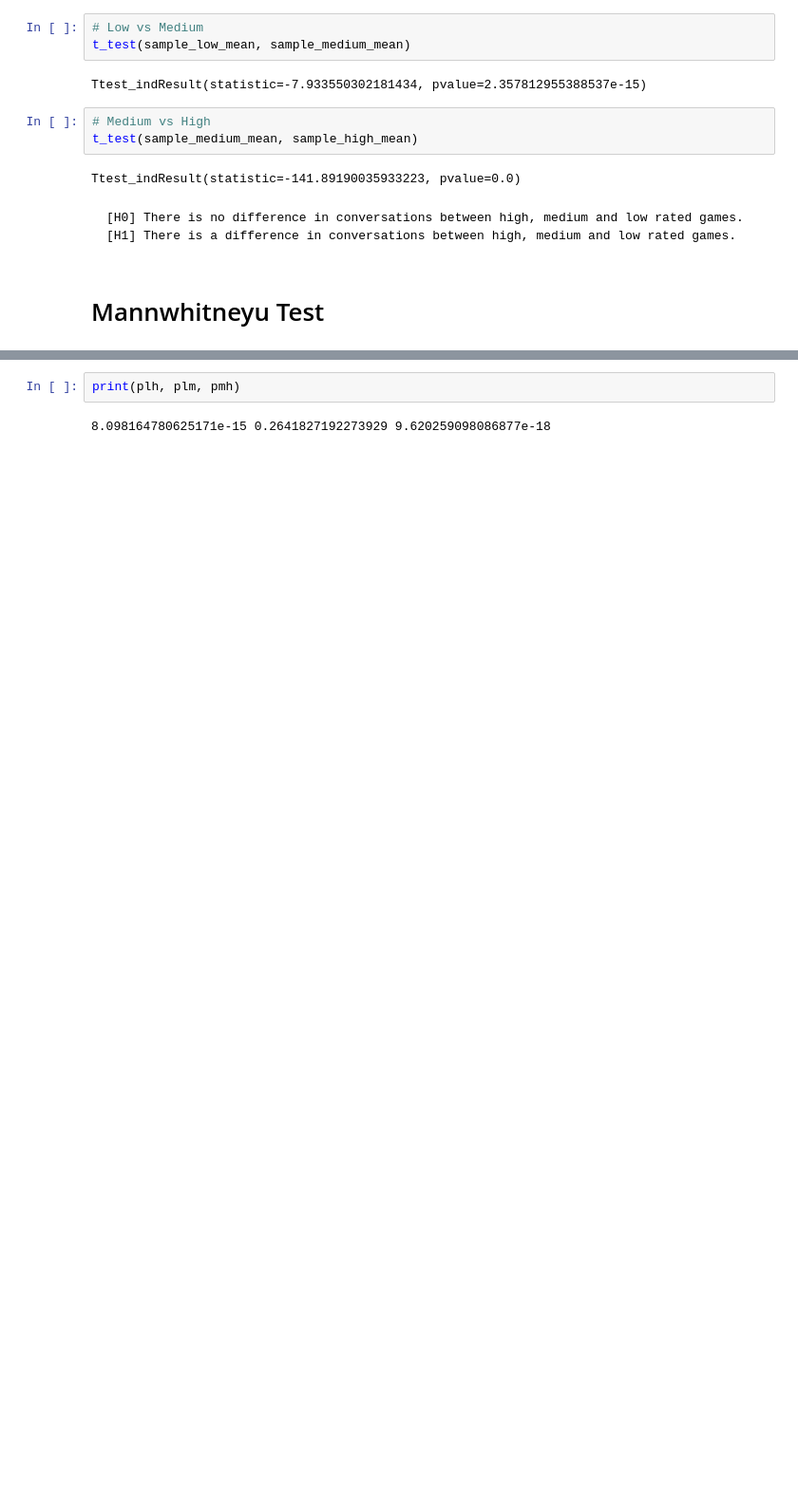
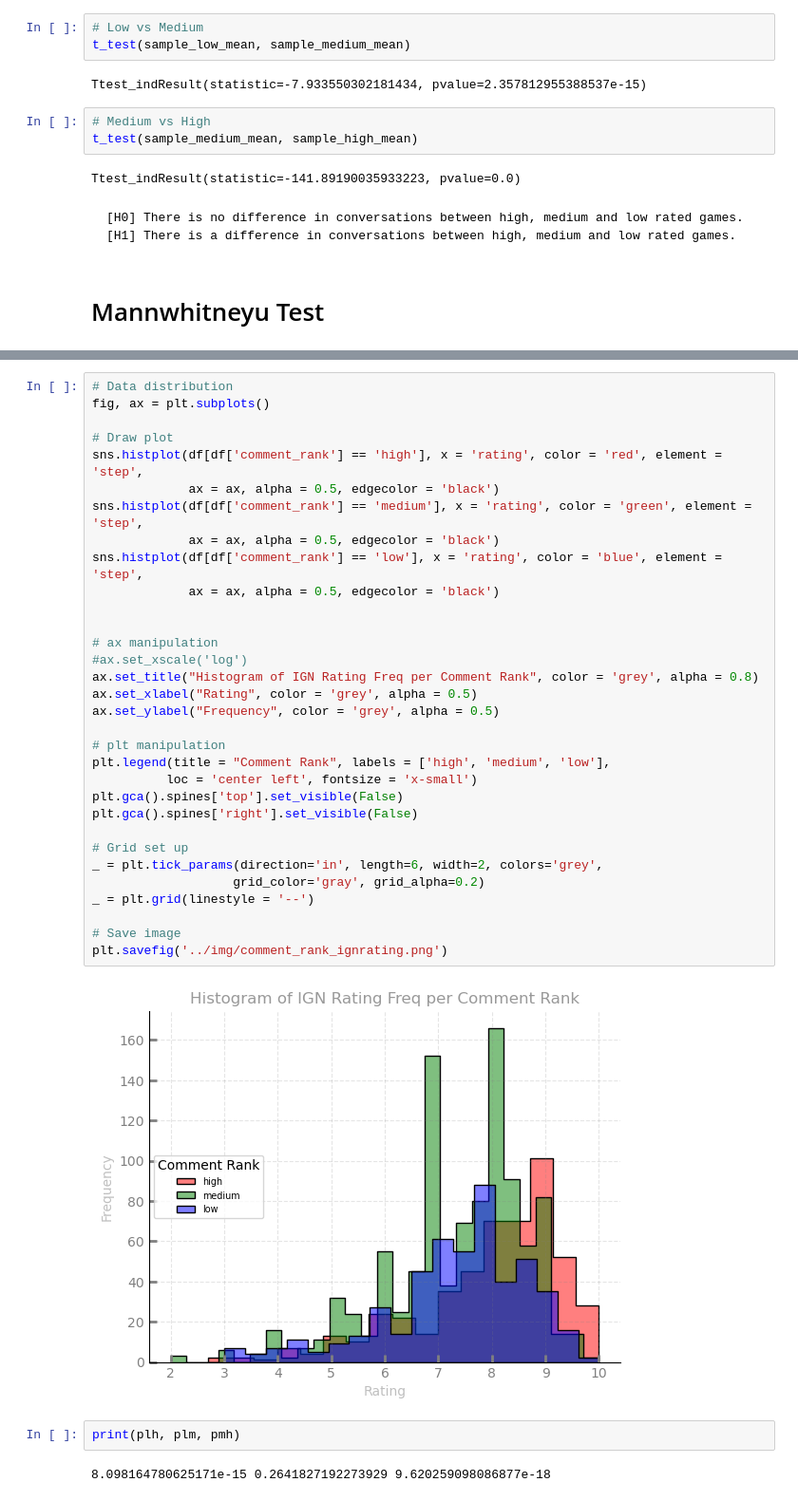
Before and after one commit to tibrado/game-reviews-and-iteractions, a Jupyter notebook: src/Chart_Maker.ipynb, the cells around one changed output, grey strips where cells are left out. Shown at 95% size. Saved outputs shown, nothing was run; the diff lists cells and outputs as text; blank space fills up the shorter version.

```diff
--- a/src/Chart_Maker.ipynb
+++ b/src/Chart_Maker.ipynb
@@ -228,3 +208,37 @@ pmh = stats.mannwhitneyu(rated_high, rated_medium)[1]
+# %%
+# Data distribution
+fig, ax = plt.subplots()
+
+# Draw plot
+sns.histplot(df[df['comment_rank'] == 'high'], x = 'rating', color = 'red', element = 'step',
+             ax = ax, alpha = 0.5, edgecolor = 'black')
+sns.histplot(df[df['comment_rank'] == 'medium'], x = 'rating', color = 'green', element = 'step',
+             ax = ax, alpha = 0.5, edgecolor = 'black')
+sns.histplot(df[df['comment_rank'] == 'low'], x = 'rating', color = 'blue', element = 'step',
+             ax = ax, alpha = 0.5, edgecolor = 'black')
+
+
+# ax manipulation
+#ax.set_xscale('log')
+ax.set_title("Histogram of IGN Rating Freq per Comment Rank", color = 'grey', alpha = 0.8)
+ax.set_xlabel("Rating", color = 'grey', alpha = 0.5)
+ax.set_ylabel("Frequency", color = 'grey', alpha = 0.5)
+
+# plt manipulation
+plt.legend(title = "Comment Rank", labels = ['high', 'medium', 'low'],
+          loc = 'center left', fontsize = 'x-small')
+plt.gca().spines['top'].set_visible(False)
+plt.gca().spines['right'].set_visible(False)
+
+# Grid set up
+_ = plt.tick_params(direction='in', length=6, width=2, colors='grey',
+                   grid_color='gray', grid_alpha=0.2)
+_ = plt.grid(linestyle = '--')
+
+# Save image
+plt.savefig('../img/comment_rank_ignrating.png')
+# %% [output]
+[figure, added]
 # %%
 print(plh, plm, pmh)
 # %% [output]
```
Also changed, not shown: parts of 11 cells of this notebook, 3 other files.
